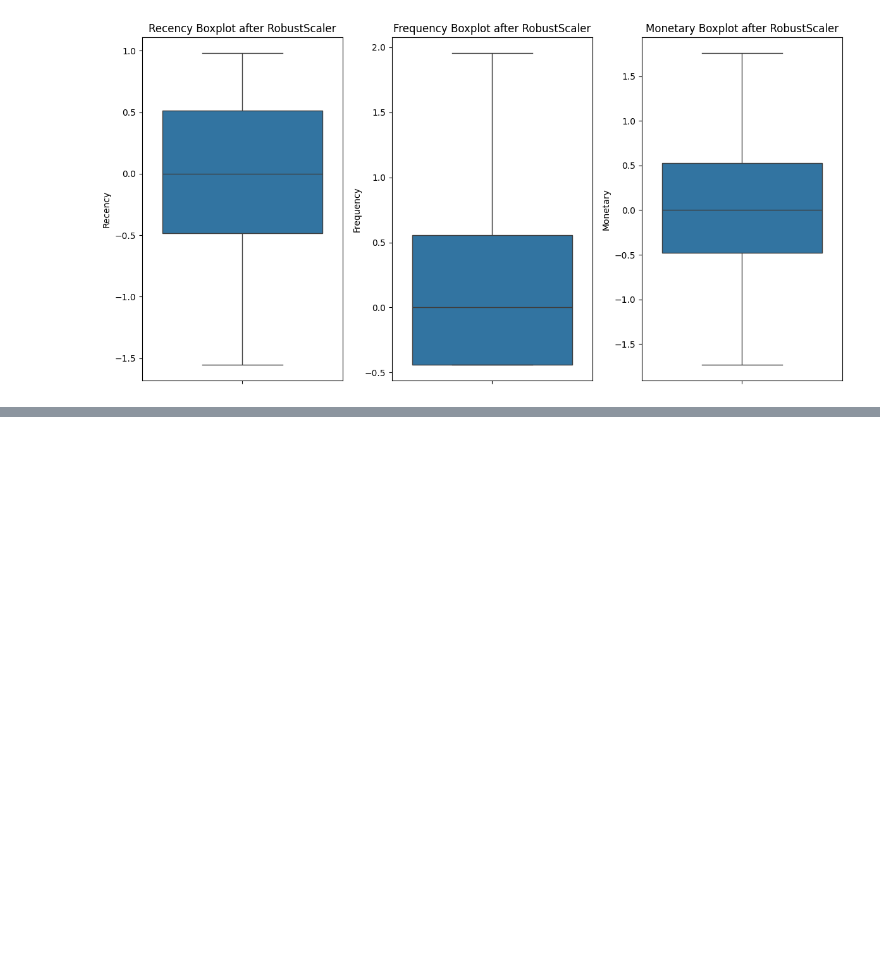
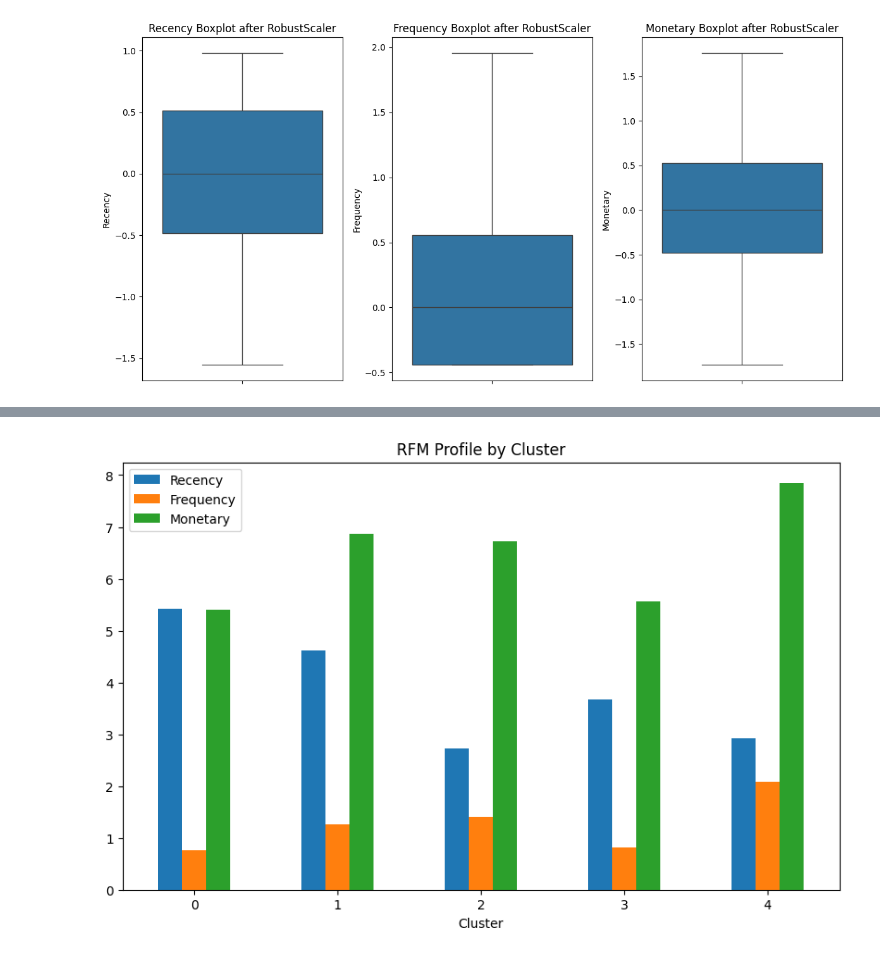
Before and after one commit to gorkemyencak/online-retail-clustering, a Jupyter notebook: main.ipynb, the cells around one changed output, grey strips where cells are left out. Cells and saved outputs as stored; diff of their text form; code cells hidden in the pictures; blank space fills up the shorter version.

```diff
--- a/main.ipynb
+++ b/main.ipynb
@@ -375,0 +499,14 @@ plt.show()
+# %%
+# Clustering profile per cluster
+rfm_final_per_cluster = rfm_final.groupby('Cluster').agg({
+    'Recency': 'mean',
+    'Frequency': 'mean',
+    'Monetary': 'mean'
+})
+
+# Appending cluster size and percentage to the clustering profile data
+clusterSize = rfm_final['Cluster'].value_counts().sort_index()
+rfm_final_per_cluster['ClusterSize'] = clusterSize = rfm_final['Cluster'].value_counts().sort_index()
+rfm_final_per_cluster['ClusterPerc'] = 100*(clusterSize/clusterSize.sum())
+
+rfm_final_per_cluster
@@ -375,0 +521,11 @@ plt.show()
+# %%
+# Visualizing cluster profiles
+rfm_final_per_cluster[['Recency', 'Frequency', 'Monetary']].plot(
+    kind='bar',
+    figsize=(10, 6)
+)
+plt.title('RFM Profile by Cluster')
+plt.xticks(rotation=0)
+plt.show()
+# %% [output]
+[figure, added]
```
Also changed, not shown: parts of 12 cells of this notebook.
